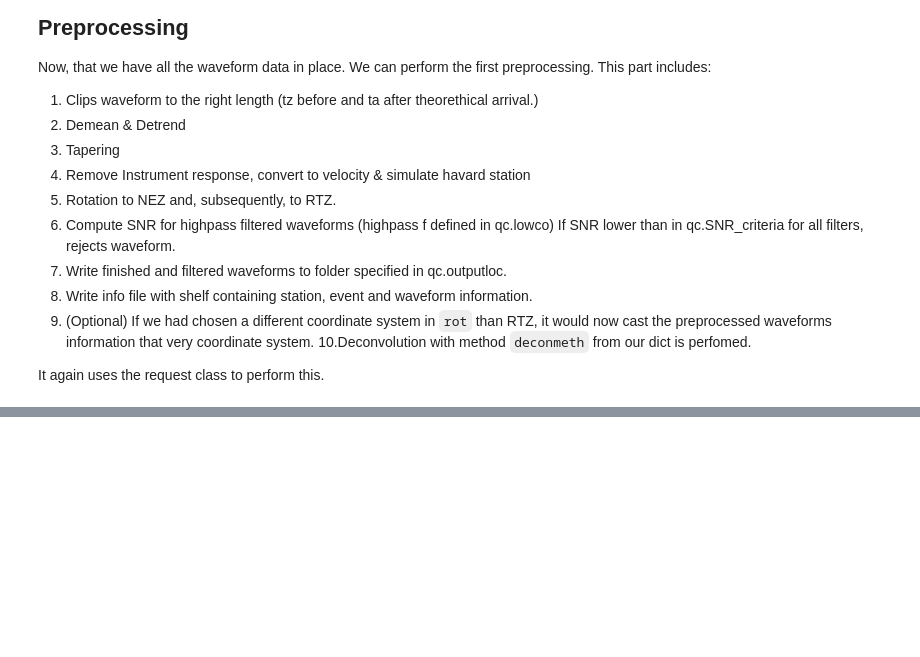
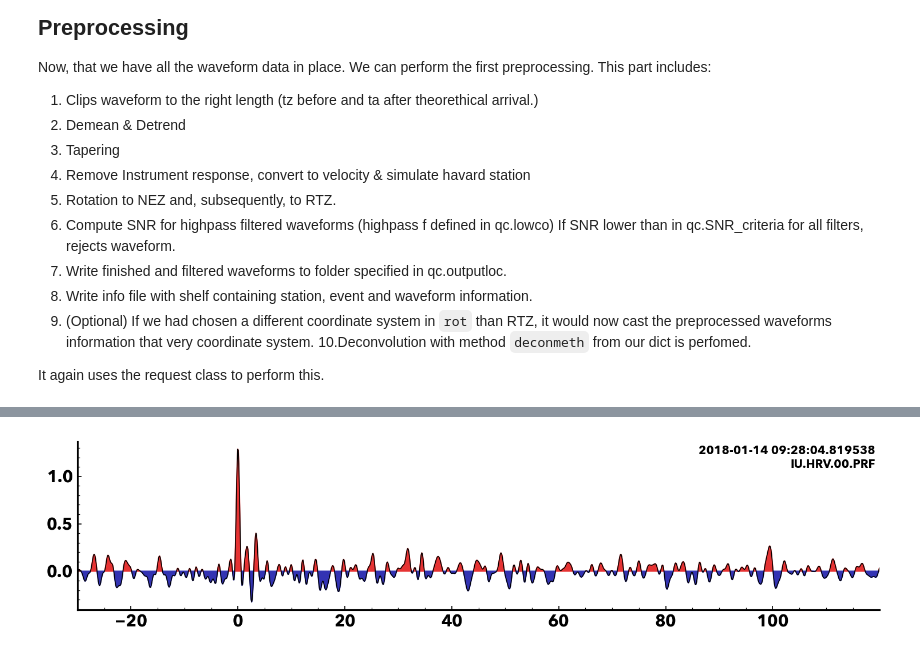
Before and after one commit to PyGLImER/PyGLImER, a Jupyter notebook: examples/00_DataCollection.ipynb, the cells around one changed output, grey strips where cells are left out. Drawn from its saved outputs; the diff is of its cells as text; code cells hidden in the pictures; blank space fills up the shorter version.

Commit message:
Added the test now finally... forgot to stage earlier. plot_utils.py now includes a single RF plot, and a Stream section plot. See notebook for updates.

```diff
--- a/examples/00_DataCollection.ipynb
+++ b/examples/00_DataCollection.ipynb
@@ -306,0 +300,9 @@ rfst.plot()
+# %%
+from utils.plot_utils import set_mpl_params
+from utils.plot_utils import plot_single_rf
+set_mpl_params()
+
+# Plot RF and save its output.
+plot_single_rf(rfst[0], outputdir="./")
+# %% [output]
+[figure, added]
```
Also changed, not shown: parts of 17 cells of this notebook, 3 other files.
